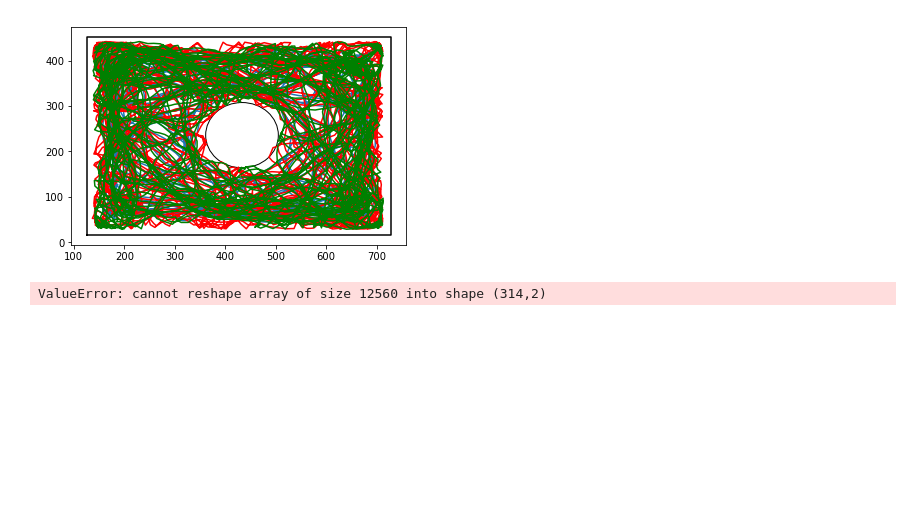
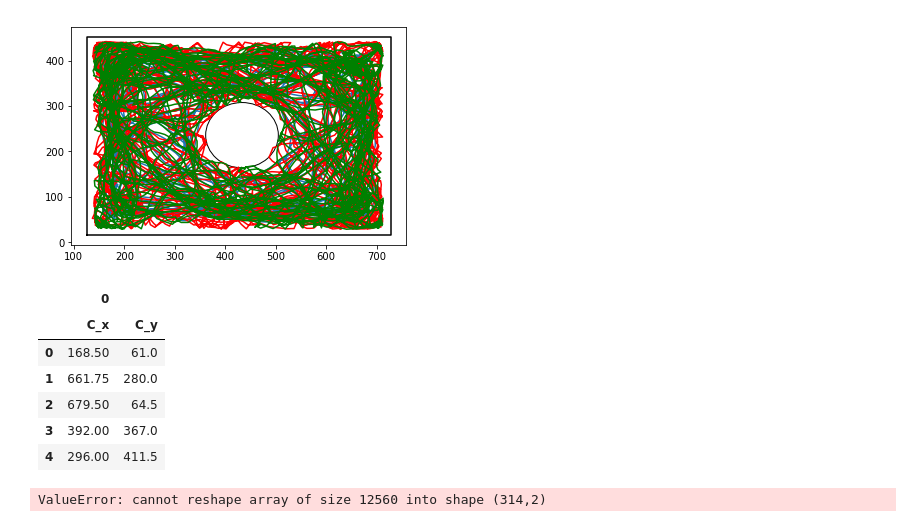
Before and after one commit to klil-machine-learning/bug-prediction, a Jupyter notebook: organize_features.ipynb, the cells around one changed output. Drawn from its saved outputs; the diff is of its cells as text; code cells hidden in the pictures; blank space fills up the shorter version.

Commit message:
split all videos

```diff
--- a/organize_features.ipynb
+++ b/organize_features.ipynb
@@ -29,6 +30,89 @@ plt.gca().add_patch(circ)
 # %% [output]
 <matplotlib.patches.Circle at 0x...>
 [figure]
+# %%
+import random
+
+def fetch_one_sample(df, ind, n_train_frames, n_label_frames, train_features, label_features):
+    train = df.iloc[ind:ind + n_train_frames].loc[:, train_features].values.reshape(1, (n_train_frames) * len(train_features))
+    labels = df.iloc[ind + n_train_frames:ind + n_train_frames + n_label_frames].loc[:, label_features].values.reshape(1, (n_label_frames) * len(label_features))
+    return train, labels
+
+def split_all_videos(n_train_frames, n_label_frames):
+    train_all = None
+    label_all = None
+    train_features=['C_x','C_y']
+    label_features=['C_x','C_y']
+    for filename in os.listdir('features'):
+
+        if filename.endswith(".csv"):
+            df = pd.read_csv("features/"+filename)
+            df = df.reset_index(drop = True)
+            total_len = n_train_frames + n_label_frames
+            len = df.shape[0]
+            index = 0
+            while index + total_len < len:
+                train, label = fetch_one_sample(df, index, n_train_frames, n_label_frames, train_features, label_features)
+                if train_all is None:
+                    train_all = train
+                    label_all = label
+                else:
+                    train_all = np.vstack((train_all, train))
+                    label_all = np.vstack((label_all, label))
+#                 print("index {}".format(index))
+                index += total_len
+
+    train_index = pd.MultiIndex.from_product([range(n_train_frames), train_features])
+    train_df = pd.DataFrame(train_all, columns = train_index)
+
+    label_index = pd.MultiIndex.from_product([range(n_label_frames), label_features])
+    label_df = pd.DataFrame(label_all, columns = label_index)
+
+    return train_df, label_df
+
+def split_all_videos_random(num_items, n_train_frames, n_label_frames):
+    train_features=['C_x','C_y']
+    label_features=['C_x','C_y']
+    train_all = None
+    label_all = None
+    dfs = []
+    total_len = n_train_frames + n_label_frames
+    for filename in os.listdir('features'):
+        if filename.endswith(".csv"):
+            df = pd.read_csv("features/"+filename)
+            dfs.append(df)
+    for i in range(num_items):
+        df = random.choice(dfs)
+        len = df.shape[0]
+        index = random.randint(0, len-total_len)
+        train, label = fetch_one_sample(df, index, n_train_frames, n_label_frames, train_features, label_features)
+        if train_all is None:
+            train_all = train
+            label_all = label
+        else:
+            train_all = np.vstack((train_all, train))
+            label_all = np.vstack((label_all, label))
+
+    train_index = pd.MultiIndex.from_product([range(n_train_frames), train_features])
+    train_df = pd.DataFrame(train_all, columns = train_index)
+
+    label_index = pd.MultiIndex.from_product([range(n_label_frames), label_features])
+    label_df = pd.DataFrame(label_all, columns = label_index)
+
+    return train_df, label_df
+
+# train_all, label_all = split_all_videos(19, 1)
+train_all, label_all = split_all_videos_random(10, 19, 1)
+# train_all.head()
+label_all.head()
+# %% [output]
+|  | 0 |  |
+|  | C_x | C_y |
+| 0 | 168.50 | 61.0 |
+| 1 | 661.75 | 280.0 |
+| 2 | 679.50 | 64.5 |
+| 3 | 392.00 | 367.0 |
+| 4 | 296.00 | 411.5 |
 # %%
 def get_ordered_X_y(df, n_train_frames, n_label_frames):
     n_frames = (n_train_frames + n_label_frames)
```
Also changed, not shown: parts of 1 cell of this notebook.
